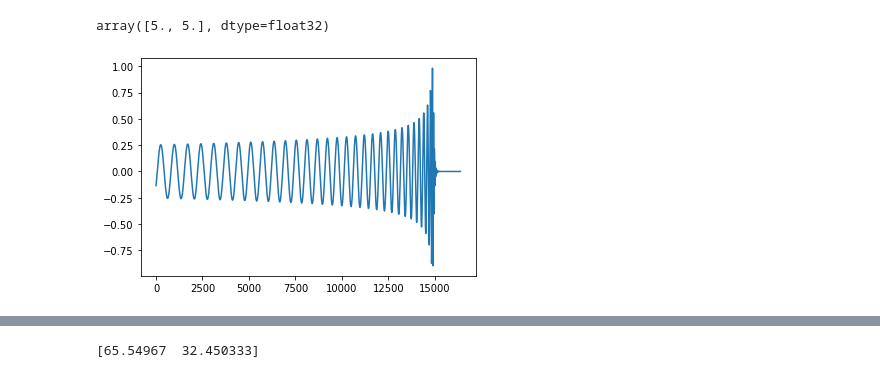
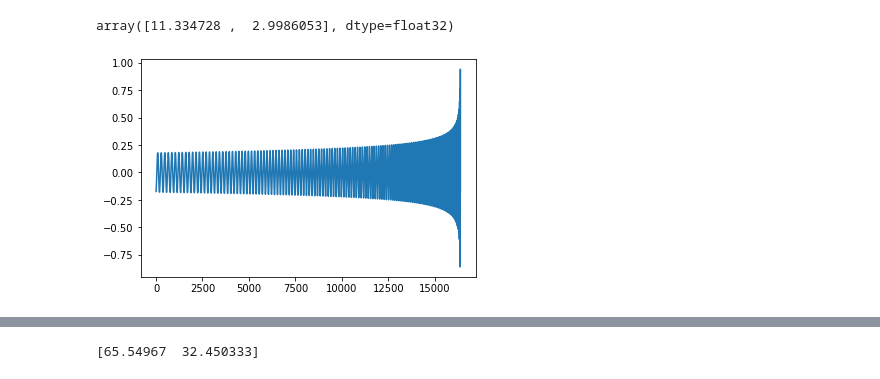
Before and after one commit to jw222/Gravitational-Wave, a Jupyter notebook: MPredictor.ipynb, the cells around one changed output, grey strips where cells are left out. Drawn from its saved outputs; the diff is of its cells as text; code cells hidden in the pictures.

```diff
--- a/MPredictor.ipynb
+++ b/MPredictor.ipynb
@@ -12,11 +12,11 @@ os.environ["HDF5_USE_FILE_LOCKING"] = "FALSE"
 f_train = h5py.File("data/twoSecondTrain.h5", "r")
 f_test = h5py.File("data/twoSecondTest.h5", "r")
 # %%
-plt.plot(f_train['data'][0])
-f_train['m1m2'][0]
+plt.plot(f_train['data'][1000])
+f_train['m1m2'][1000]
 # %% [output]
-array([5., 5.], dtype=float32)
+array([11.334728 ,  2.9986053], dtype=float32)
-[figure, old version]
+[figure, new version]
 # %%
 plt.plot(f_train['m1m2'][...].T[0])
 plt.plot(f_train['m1m2'][...].T[1])
```
Also changed, not shown: parts of 4 cells of this notebook, 2 other files.
